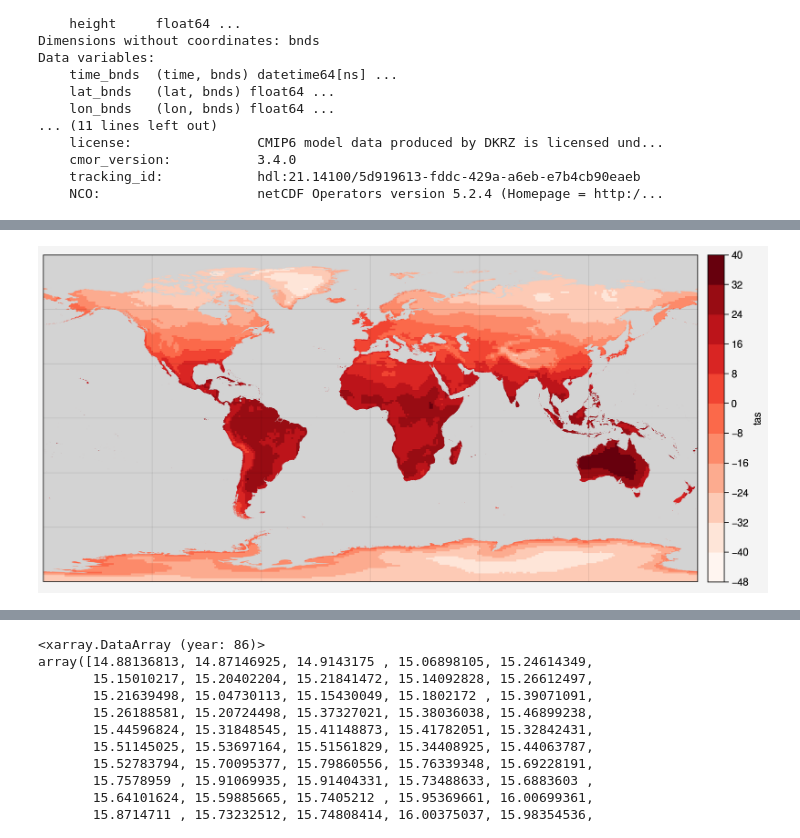
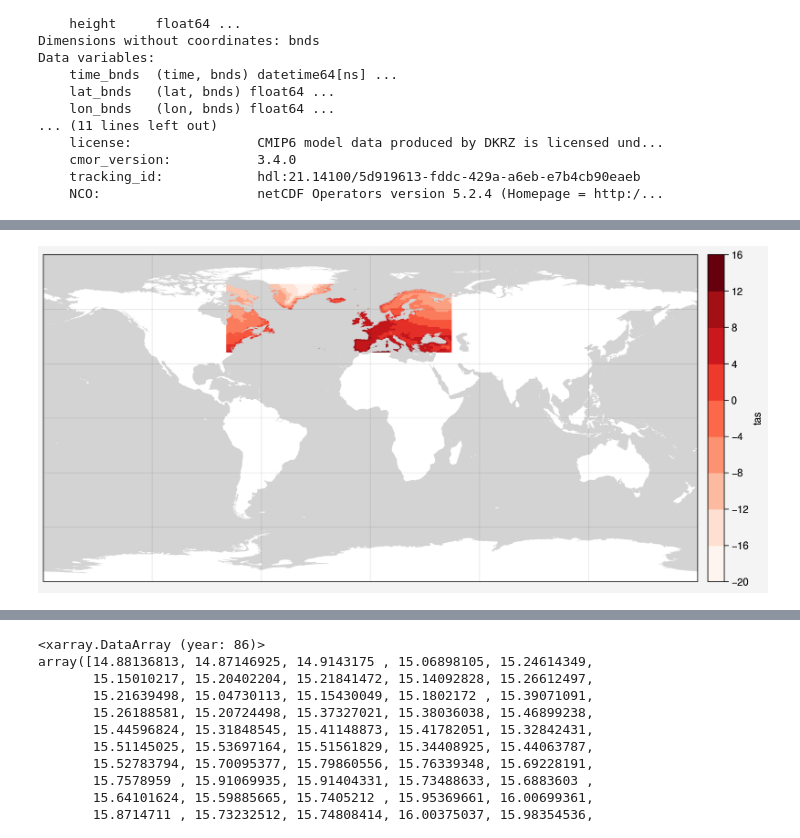
Before and after one commit to Ian-CD/PhD, a Jupyter notebook: GCM_temps.ipynb, the cells around one changed output, grey strips where cells are left out. Cells and saved outputs as stored; diff of their text form; code cells hidden in the pictures.

```diff
--- a/GCM_temps.ipynb
+++ b/GCM_temps.ipynb
@@ -79,10 +61,15 @@ Attributes:
 # %%
+ds_MPI245_rearranged_lon = ds_MPI245.assign_coords(lon = (((ds_MPI245.lon + 180) % 360) - 180)).sortby("lon")
+
+
 f, axs = pplt.subplots(proj='cyl', axwidth=8)
 
-m=axs.pcolormesh(ds_MPI245.lon, ds_MPI245.lat, ds_MPI245.tas[0]-273.16, levels=10,cmap='Reds')
+axs.pcolormesh(ds_MPI245_rearranged_lon.lon[108:240], ds_MPI245_rearranged_lon.lat[135:175], ds_MPI245_rearranged_lon.tas[0,135:175,108:240] - 273.16,
+               cmap='Reds', levels=10, shading='flat')
+
 f.colorbar(m,label= 'tas')
 
 #axs.format(**normal_format)
 axs.format(ocean=True,oceancolor='lightgray',reso='hi')#, latlim=[40.,51.],lonlim=[0.,20.])
 # %% [output]
-[figure, old version]
+[figure, new version]
```
Also changed, not shown: parts of 4 cells of this notebook, 3 other files.
